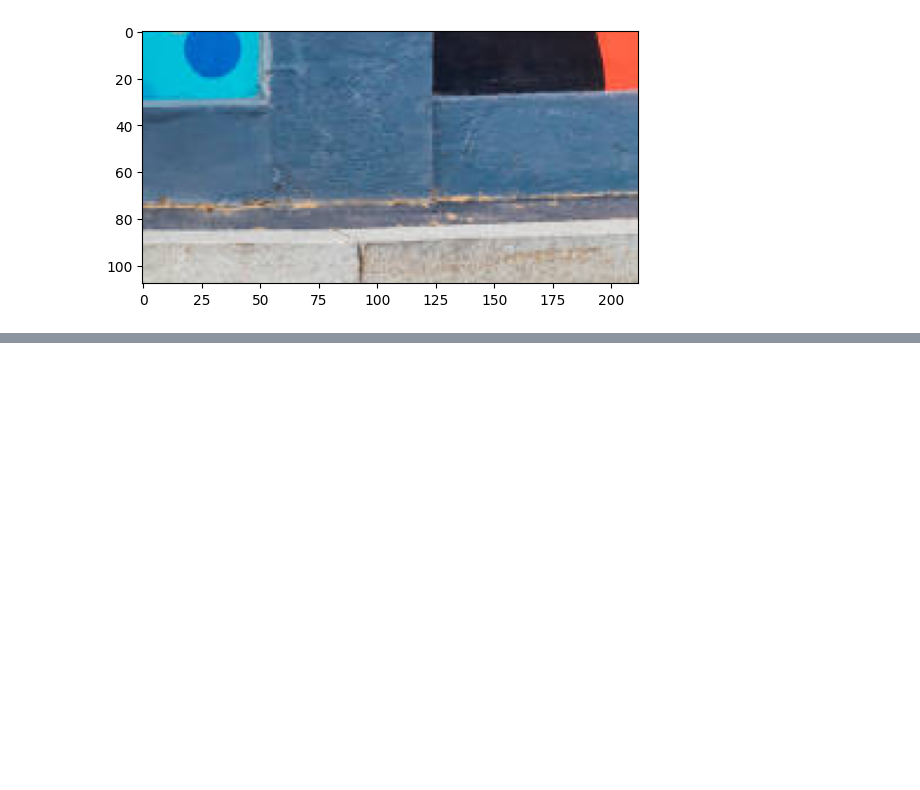
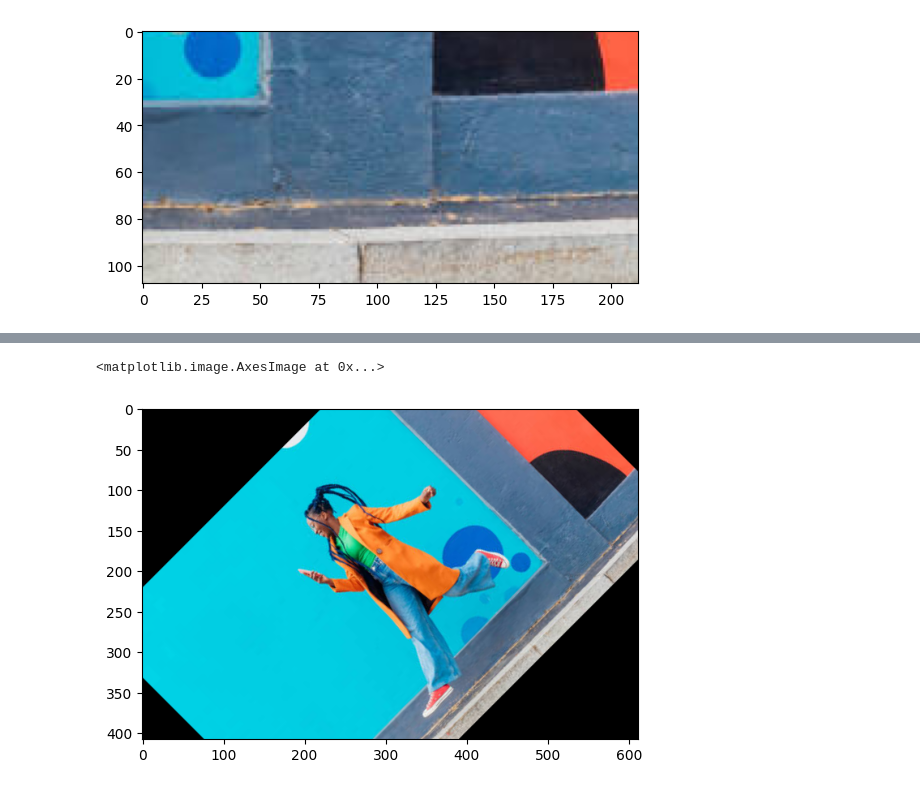
Before and after one commit to Sudharsan25/AI_ML, a Jupyter notebook: DL/ComputerVision/OpenCV/image_transformation_interplotation.ipynb, the cells around one changed output, grey strips where cells are left out. Cells and saved outputs as stored; diff of their text form; code cells hidden in the pictures; blank space fills up the shorter version.

```diff
--- a/DL/ComputerVision/OpenCV/image_transformation_interplotation.ipynb
+++ b/DL/ComputerVision/OpenCV/image_transformation_interplotation.ipynb
@@ -96,0 +132,15 @@ plt.imshow(cropped_image)
+# %%
+# Rotation
+
+angle = 45
+center = (cols //2 , rows//2)
+
+scale = 1.0
+
+M = cv2.getRotationMatrix2D(center, angle, scale)
+
+rotated_image = cv2.warpAffine(image_rgb, M, (cols, rows))
+plt.imshow(rotated_image)
+# %% [output]
+<matplotlib.image.AxesImage at 0x...>
+[figure, added]
```
Also changed, not shown: parts of 10 cells of this notebook, 3 other files.
